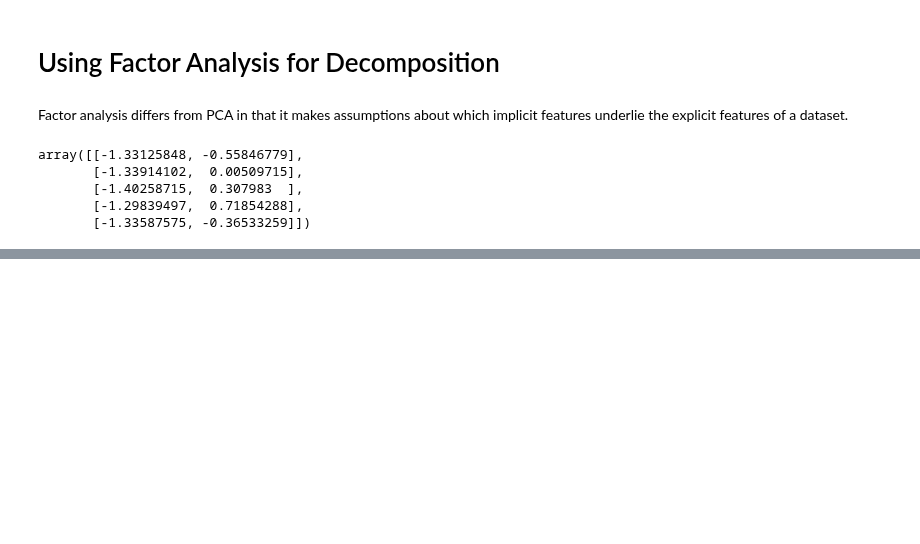
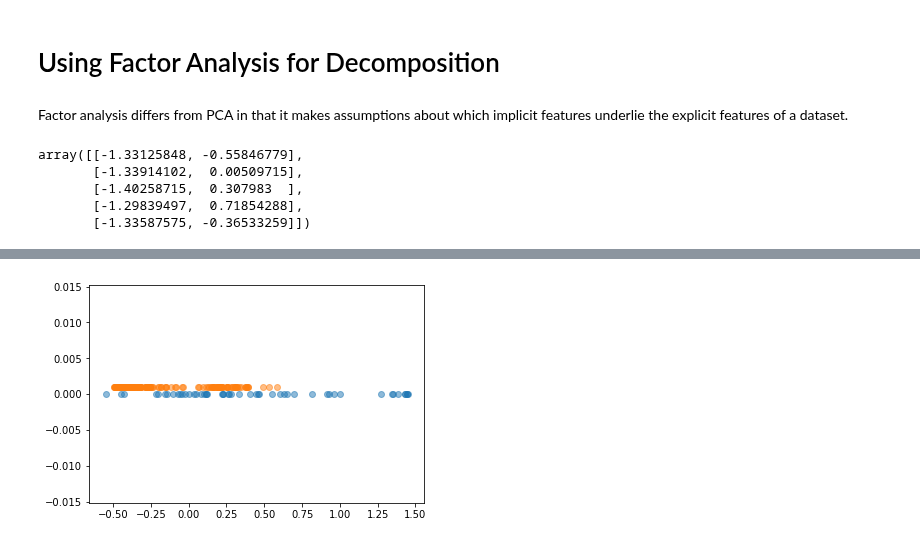
Before and after one commit to rvernagus/data-science-notebooks, a Jupyter notebook: scikit-learn/Preparing Data.ipynb, the cells around one changed output, grey strips where cells are left out. Drawn from its saved outputs; the diff is of its cells as text; code cells hidden in the pictures; blank space fills up the shorter version.

```diff
--- a/scikit-learn/Preparing Data.ipynb
+++ b/scikit-learn/Preparing Data.ipynb
@@ -422,0 +446,9 @@ array([[-1.33125848, -0.55846779],
+# %%
+kpca = decomposition.KernelPCA(kernel='cosine', n_components=1)
+AB = np.vstack((A, B))
+AB_transformed = kpca.fit_transform(AB)
+# %%
+plt.scatter(AB_transformed[:50], np.zeros(AB_transformed[:50].shape), alpha=0.5);
+plt.scatter(AB_transformed[50:], np.zeros(AB_transformed[50:].shape)+0.001, alpha=0.5);
+# %% [output]
+[figure, added]
```
Also changed, not shown: parts of 7 cells of this notebook.
